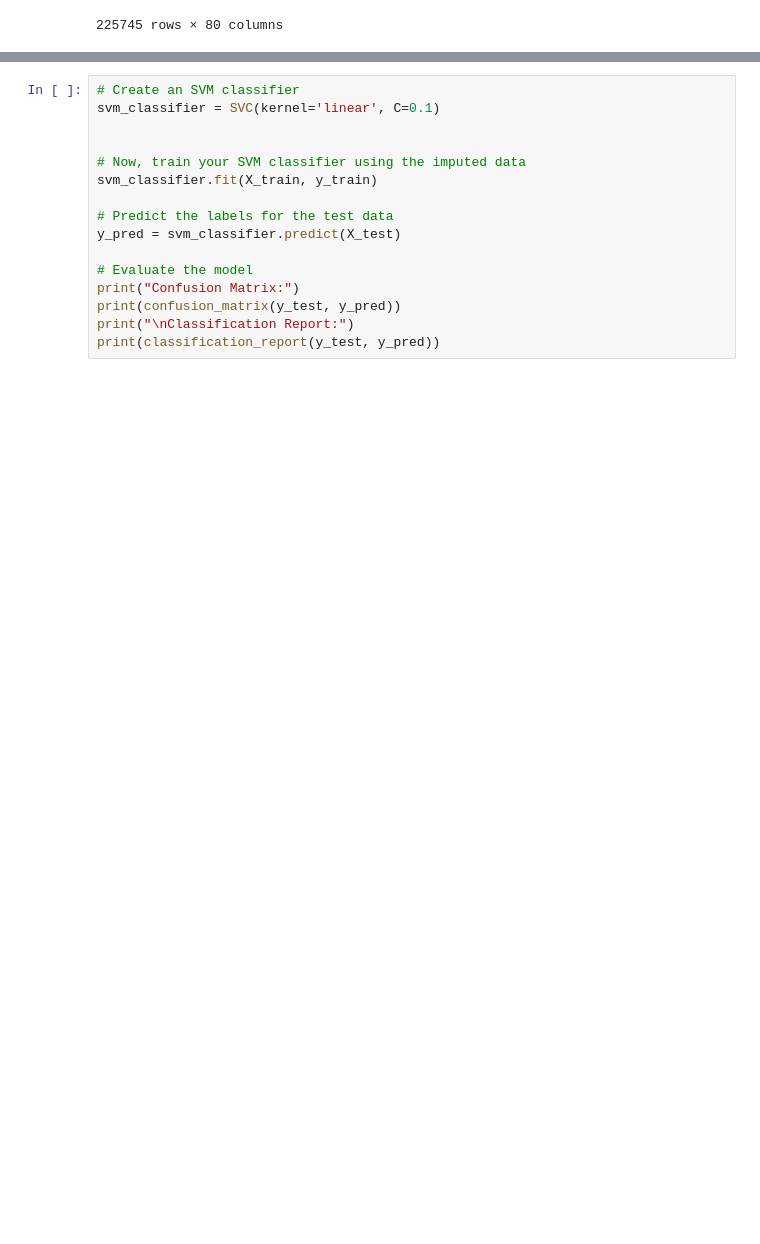
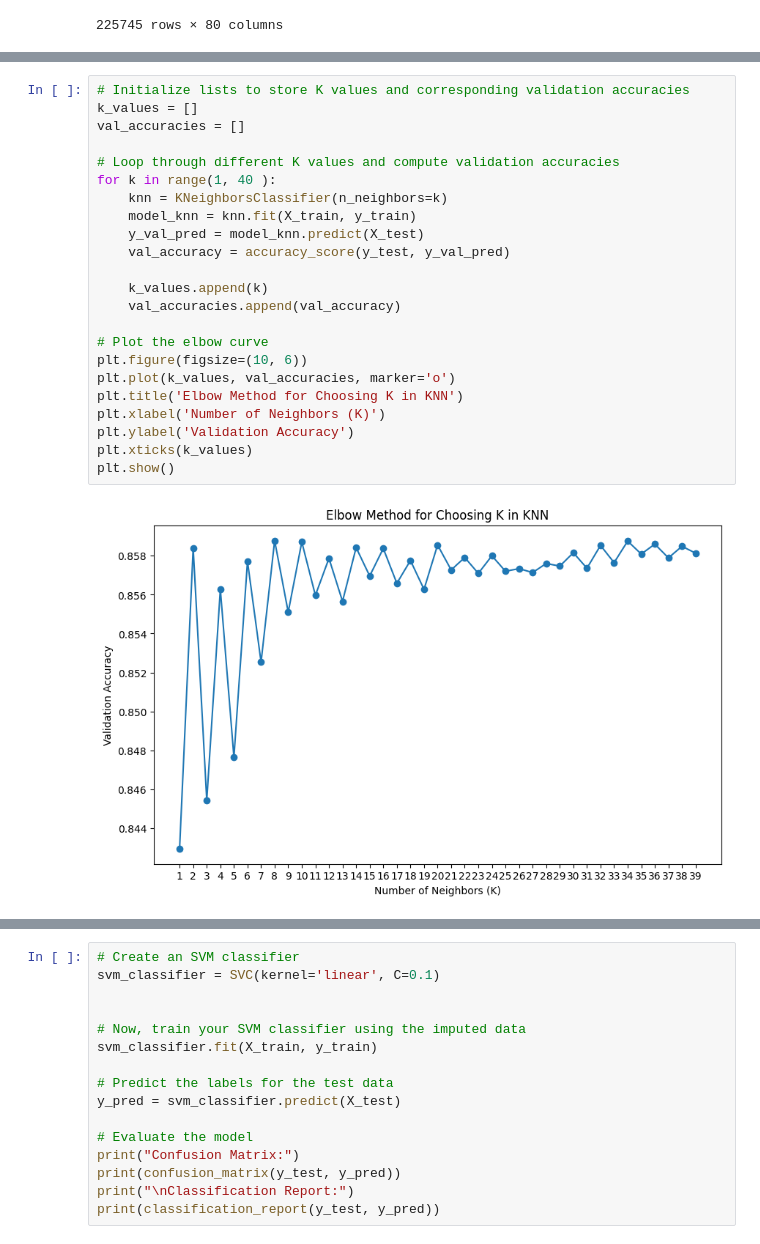
Before and after one commit to YassineICHIRRI/Anomaly-Detection-of-DDoS-Attacks, a Jupyter notebook: DDoS_notebook.ipynb, the cells around one changed output, grey strips where cells are left out. Drawn from its saved outputs; the diff is of its cells as text; blank space fills up the shorter version.

```diff
--- a/DDoS_notebook.ipynb
+++ b/DDoS_notebook.ipynb
@@ -312,0 +357,25 @@ for  13  as K, accuracy is :  0.855655717734612
+# %%
+# Initialize lists to store K values and corresponding validation accuracies
+k_values = []
+val_accuracies = []
+
+# Loop through different K values and compute validation accuracies
+for k in range(1, 40 ):
+    knn = KNeighborsClassifier(n_neighbors=k)
+    model_knn = knn.fit(X_train, y_train)
+    y_val_pred = model_knn.predict(X_test)
+    val_accuracy = accuracy_score(y_test, y_val_pred)
+
+    k_values.append(k)
+    val_accuracies.append(val_accuracy)
+
+# Plot the elbow curve
+plt.figure(figsize=(10, 6))
+plt.plot(k_values, val_accuracies, marker='o')
+plt.title('Elbow Method for Choosing K in KNN')
+plt.xlabel('Number of Neighbors (K)')
+plt.ylabel('Validation Accuracy')
+plt.xticks(k_values)
+plt.show()
+# %% [output]
+[figure, added]
```
Also changed, not shown: parts of 9 cells of this notebook.
